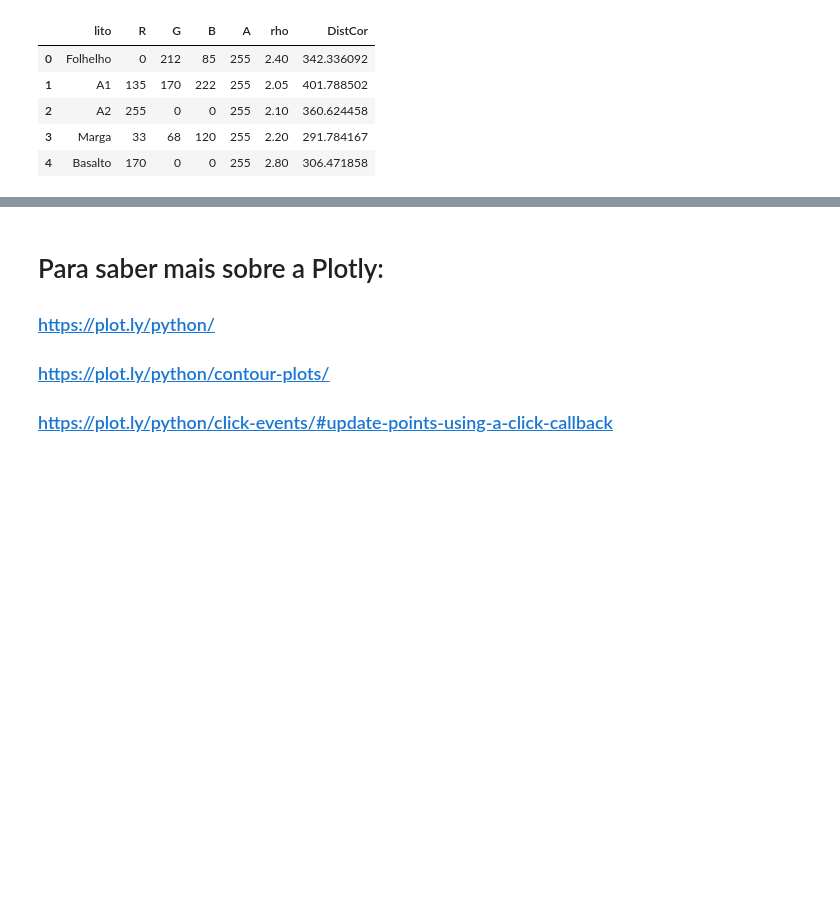
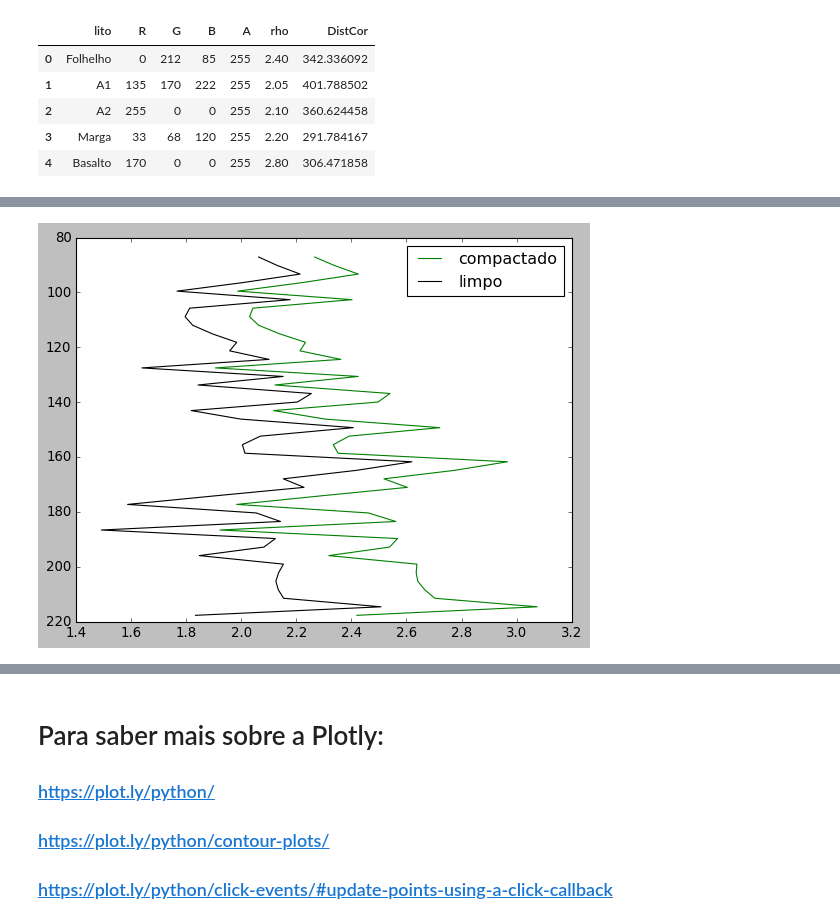
Before and after one commit to rmotadutra/PFG, a Jupyter notebook: codes/Modelagem_Interativa.ipynb, the cells around one changed output, grey strips where cells are left out. Drawn from its saved outputs; the diff is of its cells as text; code cells hidden in the pictures; blank space fills up the shorter version.

```diff
--- a/codes/Modelagem_Interativa.ipynb
+++ b/codes/Modelagem_Interativa.ipynb
@@ -208,3 +215,17 @@ for i in range(len(mb)):
+# %%
+beta = 100.0
+rho0 = 2.05
+rc = rho0 * beta**2/(beta+prof)**2
+# %%
+rc2 = rhob_noise+rc[::-1]
+# %%
+plt.plot(rc2, prof,'-g', label='compactado')
+plt.plot(rhob_noise, prof,'-k', label='limpo')
+
+plt.legend()
+plt.gca().invert_yaxis()
+# %% [output]
+[figure, added]
 # %%
 ## Adiconando ruído randômico gaussiano normal:
 rhob_noise = np.zeros(len(rhob))
```
Also changed, not shown: parts of 7 cells of this notebook.
